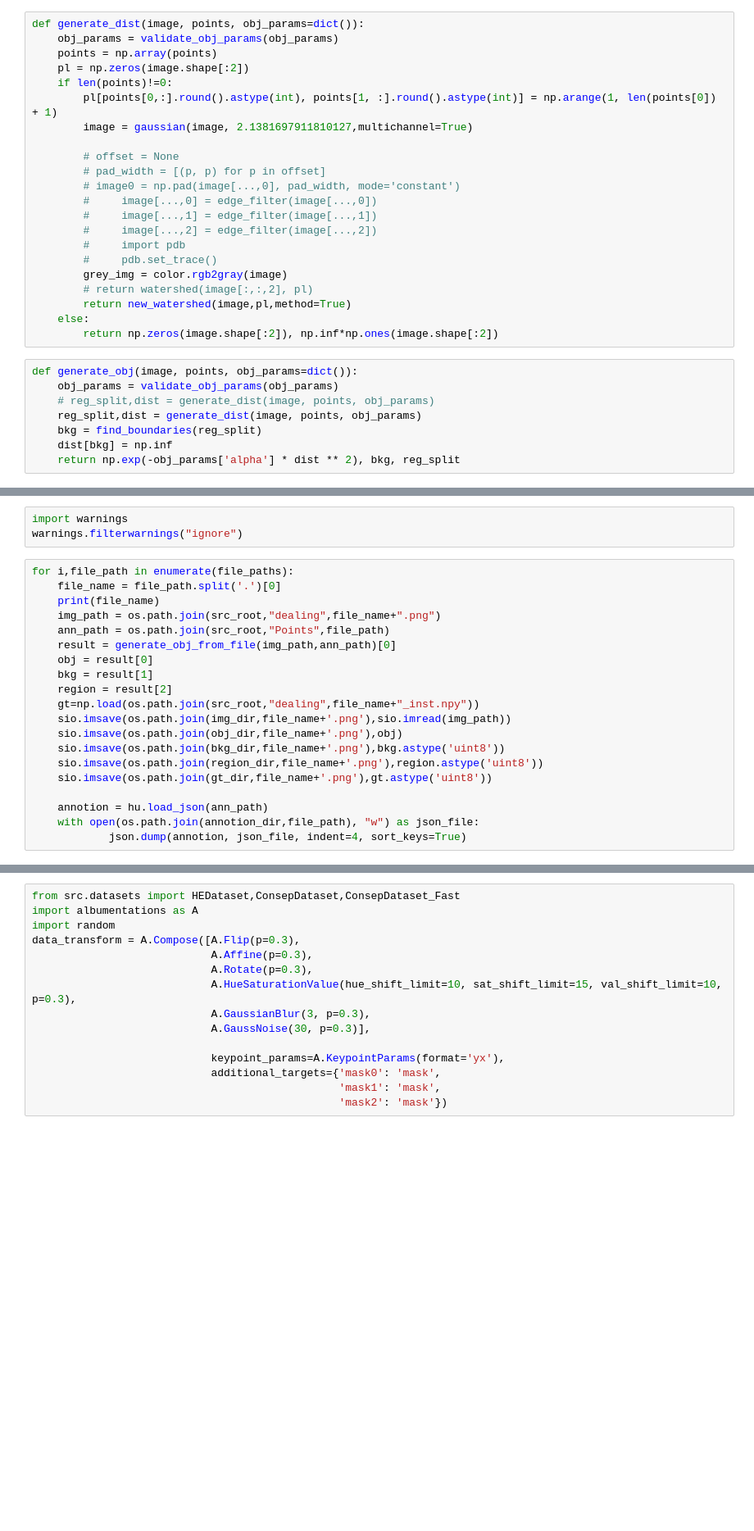
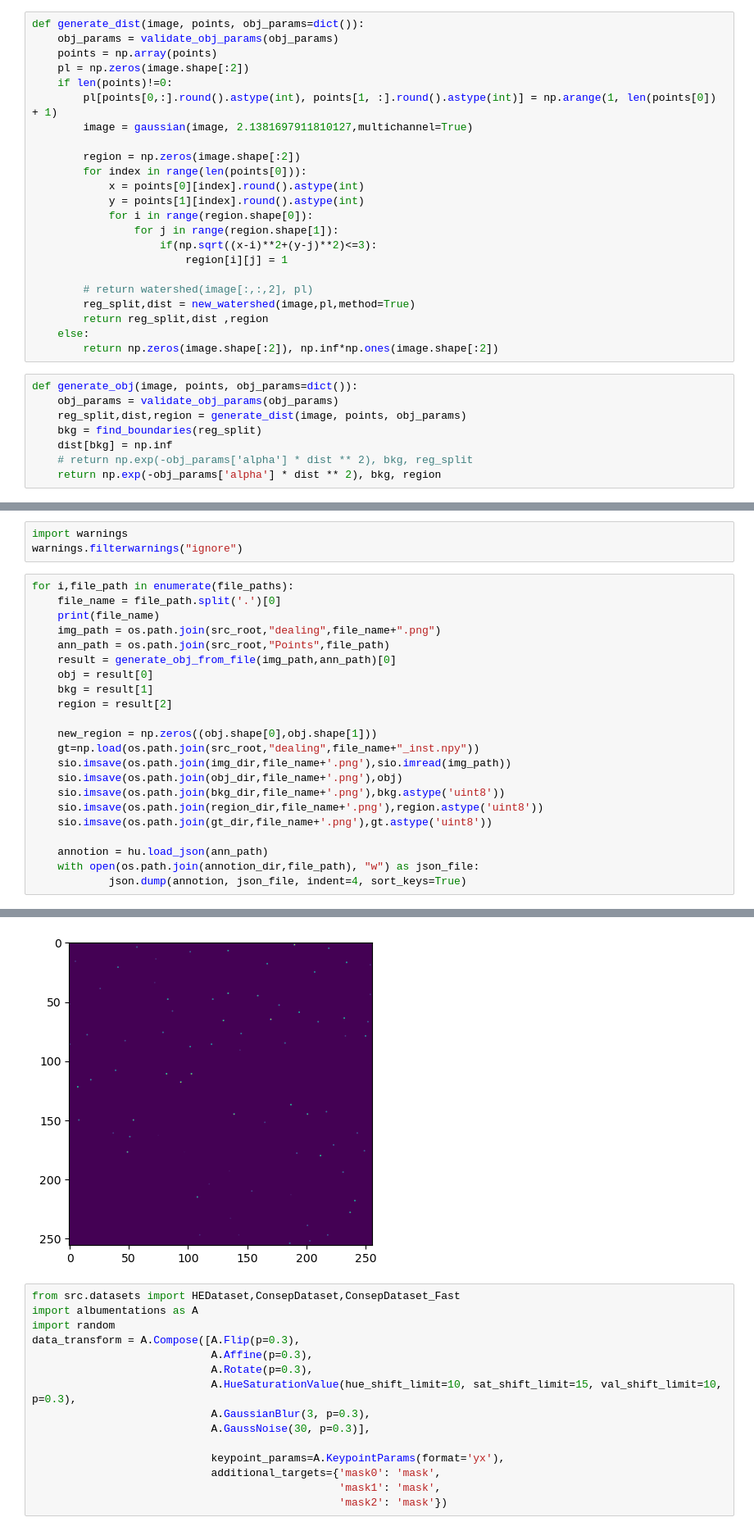
Before and after one commit to shinning0821/Point-Supervised-Segmentation, a Jupyter notebook: generate_obj.ipynb, the cells around one changed output, grey strips where cells are left out. Shown at 82% size. Saved outputs shown, nothing was run; the diff lists cells and outputs as text; blank space fills up the shorter version.

```diff
--- a/generate_obj.ipynb
+++ b/generate_obj.ipynb
@@ -37,27 +37,28 @@ def generate_dist(image, points, obj_params=dict()):
         pl[points[0,:].round().astype(int), points[1, :].round().astype(int)] = np.arange(1, len(points[0]) + 1)
         image = gaussian(image, 2.1381697911810127,multichannel=True)
 
-        # offset = None
-        # pad_width = [(p, p) for p in offset]
-        # image0 = np.pad(image[...,0], pad_width, mode='constant')
-        #     image[...,0] = edge_filter(image[...,0])
-        #     image[...,1] = edge_filter(image[...,1])
-        #     image[...,2] = edge_filter(image[...,2])
-        #     import pdb
-        #     pdb.set_trace()
-        grey_img = color.rgb2gray(image)
+        region = np.zeros(image.shape[:2])
+        for index in range(len(points[0])):
+            x = points[0][index].round().astype(int)
+            y = points[1][index].round().astype(int)
+            for i in range(region.shape[0]):
+                for j in range(region.shape[1]):
+                    if(np.sqrt((x-i)**2+(y-j)**2)<=3):
+                        region[i][j] = 1
+
         # return watershed(image[:,:,2], pl)
-        return new_watershed(image,pl,method=True)
+        reg_split,dist = new_watershed(image,pl,method=True)
+        return reg_split,dist ,region
     else:
         return np.zeros(image.shape[:2]), np.inf*np.ones(image.shape[:2])
 # %%
 def generate_obj(image, points, obj_params=dict()):
     obj_params = validate_obj_params(obj_params)
-    # reg_split,dist = generate_dist(image, points, obj_params)
-    reg_split,dist = generate_dist(image, points, obj_params)
+    reg_split,dist,region = generate_dist(image, points, obj_params)
     bkg = find_boundaries(reg_split)
     dist[bkg] = np.inf
-    return np.exp(-obj_params['alpha'] * dist ** 2), bkg, reg_split
+    # return np.exp(-obj_params['alpha'] * dist ** 2), bkg, reg_split
+    return np.exp(-obj_params['alpha'] * dist ** 2), bkg, region
 # %%
 def generate_obj_from_file(img_file, points_file, obj_params=dict()):
     obj_params = validate_obj_params(obj_params)
@@ -127,6 +130,8 @@ for i,file_path in enumerate(file_paths):
     obj = result[0]
     bkg = result[1]
     region = result[2]
+
+    new_region = np.zeros((obj.shape[0],obj.shape[1]))
     gt=np.load(os.path.join(src_root,"dealing",file_name+"_inst.npy"))
     sio.imsave(os.path.join(img_dir,file_name+'.png'),sio.imread(img_path))
     sio.imsave(os.path.join(obj_dir,file_name+'.png'),obj)
@@ -137,3 +142,4 @@ for i,file_path in enumerate(file_paths):
     annotion = hu.load_json(ann_path)
     with open(os.path.join(annotion_dir,file_path), "w") as json_file:
             json.dump(annotion, json_file, indent=4, sort_keys=True)
+# %% [output]
@@ -140,3 +150,4 @@ for i,file_path in enumerate(file_paths):
+[figure, added]
 # %%
 from src.datasets import HEDataset,ConsepDataset,ConsepDataset_Fast
 import albumentations as A
```
Also changed, not shown: parts of 5 cells of this notebook, 7 other files.
